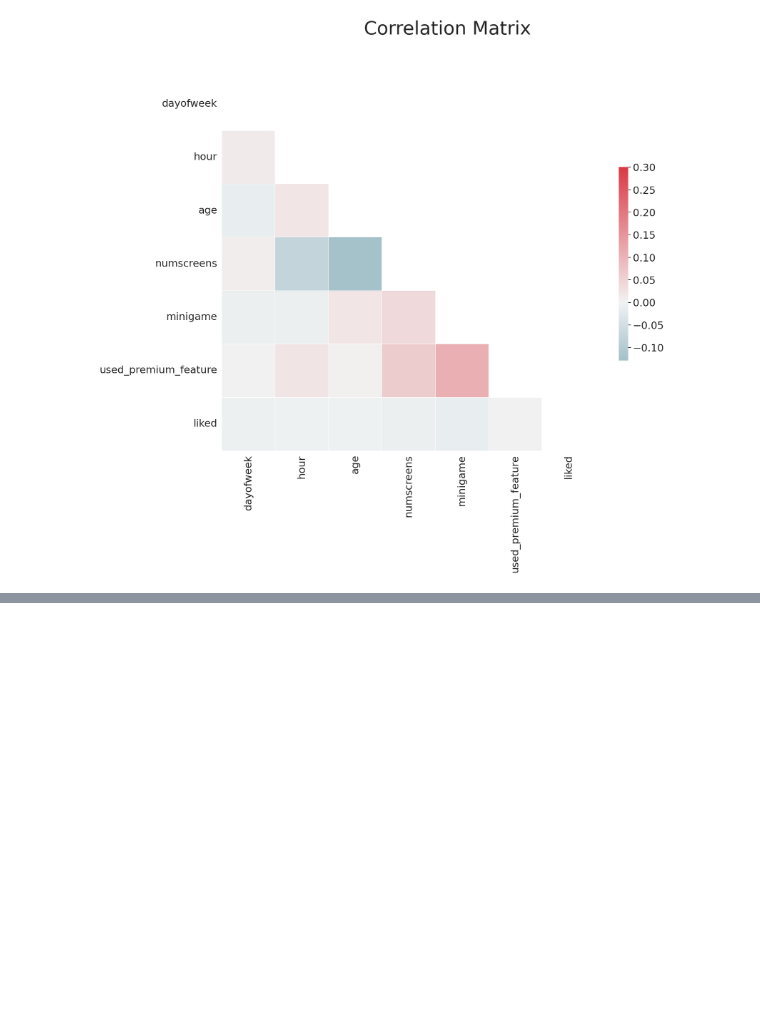
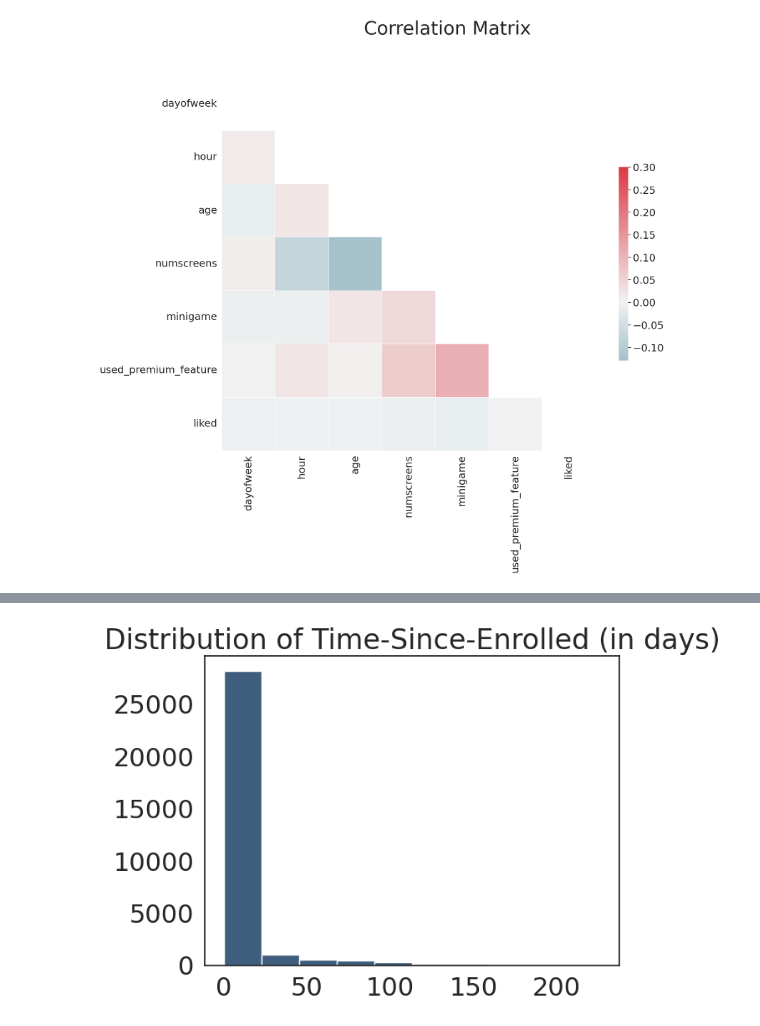
Before and after one commit to saimaharana4/ML_DL_Project, a Jupyter notebook: app-usage-analysis-churn-rate.ipynb, the cells around one changed output, grey strips where cells are left out. Cells and saved outputs as stored; diff of their text form; code cells hidden in the pictures; blank space fills up the shorter version.

```diff
--- a/app-usage-analysis-churn-rate.ipynb
+++ b/app-usage-analysis-churn-rate.ipynb
@@ -130,0 +149,4 @@ sns.heatmap(corr, mask = mask, cmap = cmap, vmax = .3, center = 0, square = True
+# %%
+df['first_open'] = [parser.parse(row_data) for row_data in df['first_open']]
+df['enrolled_date'] = [parser.parse(row_data) if isinstance(row_data,str) else row_data for row_data in df['enrolled_date']]
+df.head()
@@ -130,0 +176,3 @@ sns.heatmap(corr, mask = mask, cmap = cmap, vmax = .3, center = 0, square = True
+# %%
+df["diff"] = (df["enrolled_date"] - df["first_open"])
+df.head()
@@ -130,0 +186,10 @@ sns.heatmap(corr, mask = mask, cmap = cmap, vmax = .3, center = 0, square = True
+# %%
+# Assuming 'diff' is a timedelta column, convert it to total days
+df['diff_days'] = df['diff'].dt.total_seconds() / (24 * 3600)  # Convert to days
+
+# Plot the histogram
+plt.hist(df['diff_days'].dropna(), color='#3F5D7D')
+plt.title('Distribution of Time-Since-Enrolled (in days)')
+plt.show()
+# %% [output]
+[figure, added]
```
Also changed, not shown: parts of 23 cells of this notebook.
